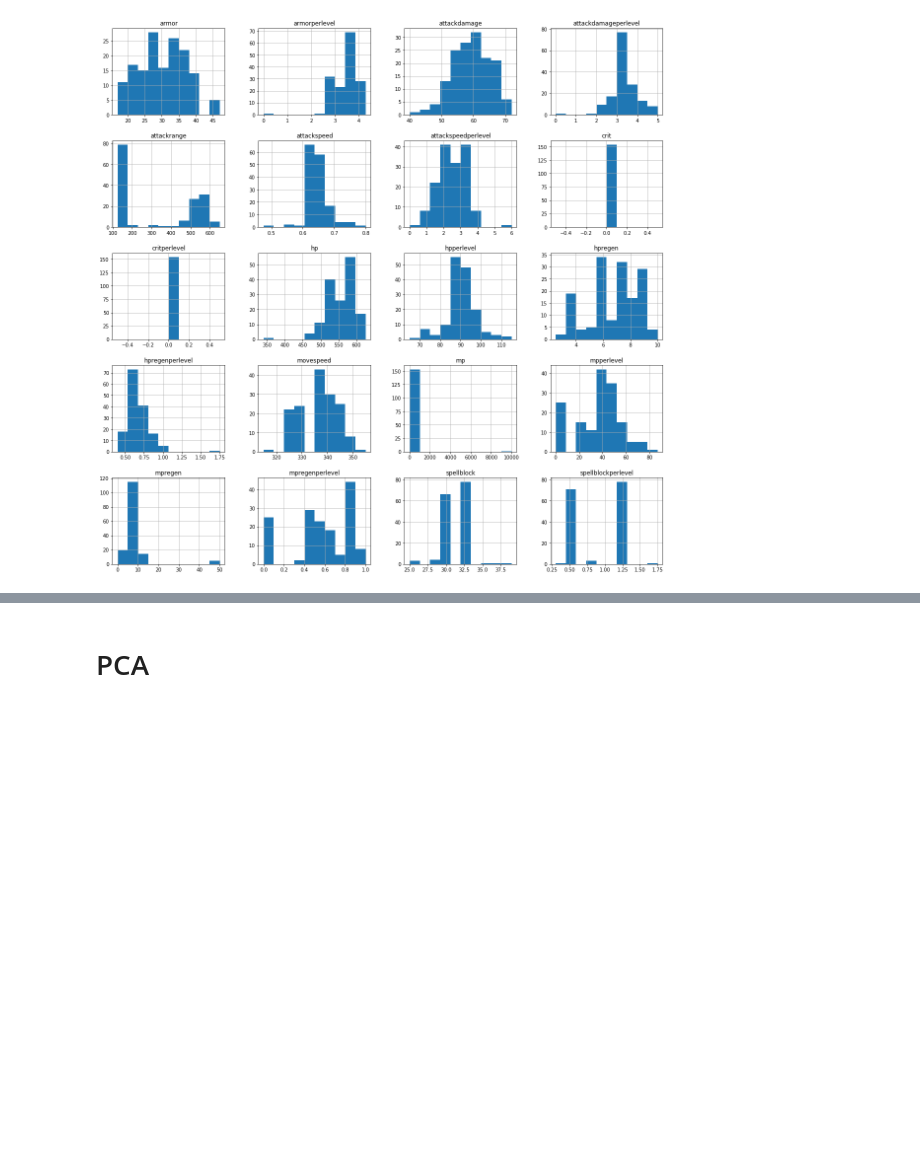
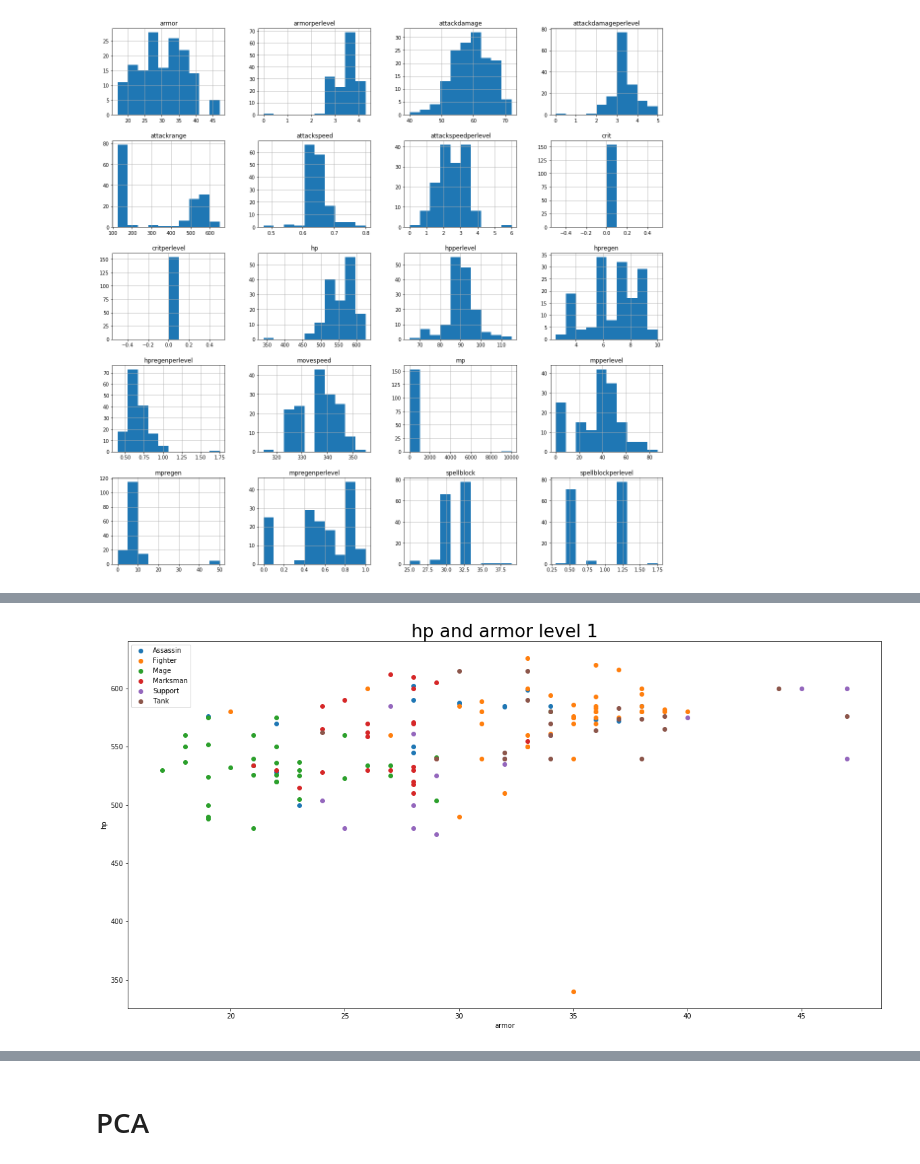
Before and after one commit to thereiswaldo/LoL-Champ-Analysis, a Jupyter notebook: LoL Champion Analysis.ipynb, the cells around one changed output, grey strips where cells are left out. Saved outputs shown, nothing was run; the diff lists cells and outputs as text; code cells hidden in the pictures; blank space fills up the shorter version.

```diff
--- a/LoL Champion Analysis.ipynb
+++ b/LoL Champion Analysis.ipynb
@@ -275,5 +24,0 @@ plt.show()
-# %%
-groups = champ_stats.groupby('Primary Class')
-for name, group in groups:
-    plt.plot(group['hp'], group['armor'], marker="o", linestyle="", label=name)
-plt.legend()
@@ -364,0 +41,16 @@ plt.yticks(range(len(importance_sorted)), features_sorted);
+# %%
+# Plot the hp and armour at level 1
+
+fig = plt.figure(figsize=(20, 10))
+groups = champ_stats.groupby('Primary Class')
+for name, group in groups:
+    plt.plot(group['armor'], group['hp'], marker="o", linestyle="", label=name)
+plt.legend()
+plt.rc('font', size=22)
+plt.title('hp and armor level 1')
+plt.ylabel('hp')
+plt.xlabel('armor')
+plt.savefig('hp and armour lvl 1', bbox_inches = 'tight')
+plt.show()
+# %% [output]
+[figure, added]
```
Also changed, not shown: parts of 53 cells of this notebook, 14 other files.
